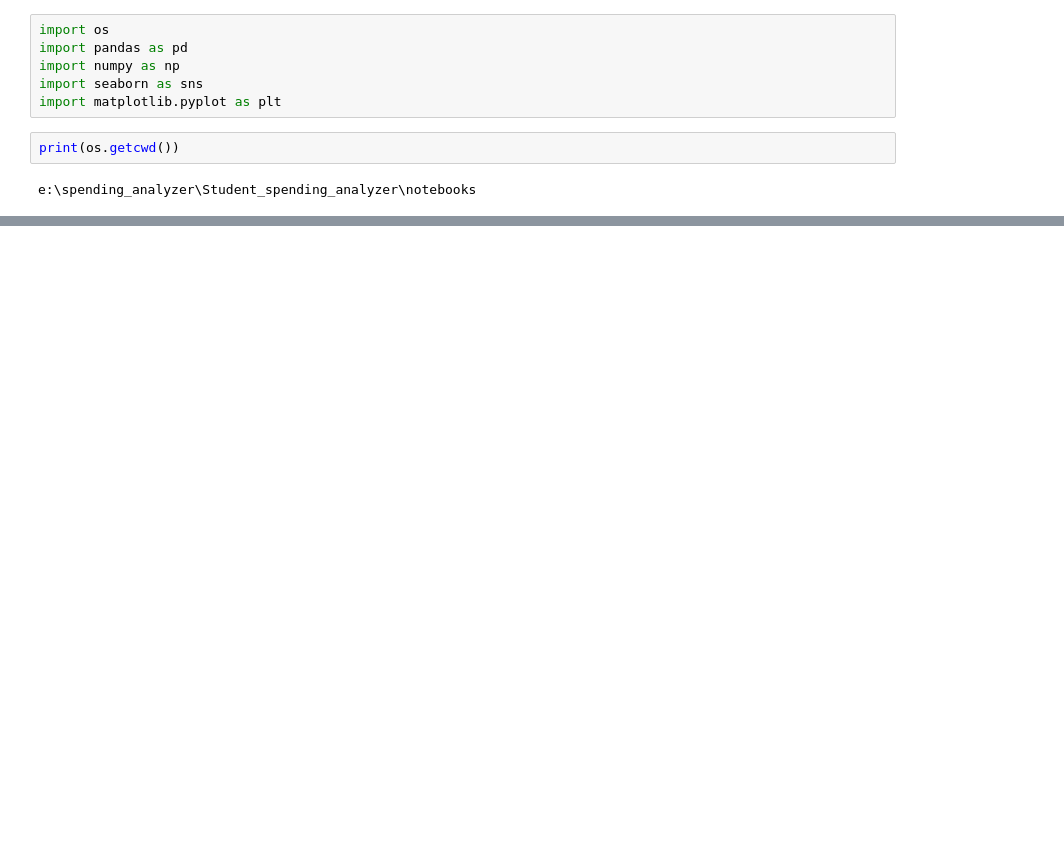
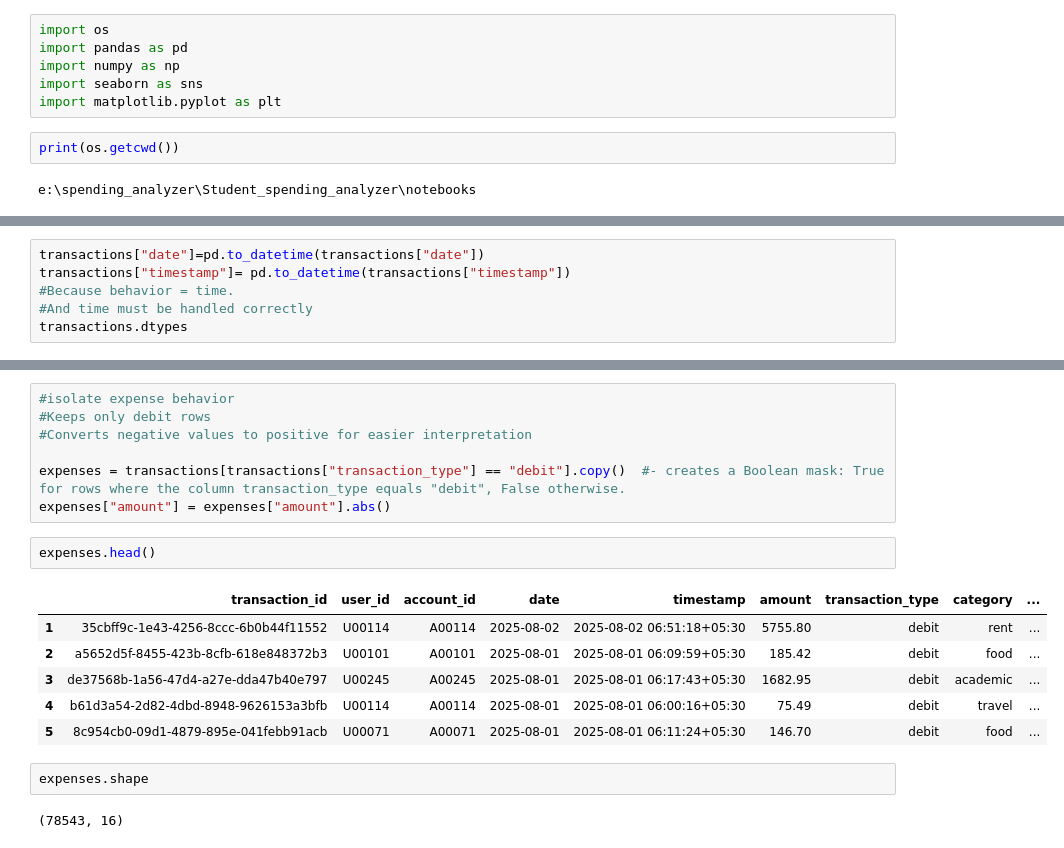
Before and after one commit to Vivek-afk81/Student_spending_analyzer, a Jupyter notebook: notebooks/EDA.ipynb, the cells around one changed output, grey strips where cells are left out. Cells and saved outputs as stored; diff of their text form; blank space fills up the shorter version.

```diff
--- a/notebooks/EDA.ipynb
+++ b/notebooks/EDA.ipynb
@@ -58,0 +129,6 @@ df_0.describe()
+# %%
+transactions["date"]=pd.to_datetime(transactions["date"])
+transactions["timestamp"]= pd.to_datetime(transactions["timestamp"])
+#Because behavior = time.
+#And time must be handled correctly
+transactions.dtypes
@@ -58,0 +259,20 @@ df_0.describe()
+# %%
+#isolate expense behavior
+#Keeps only debit rows
+#Converts negative values to positive for easier interpretation
+
+expenses = transactions[transactions["transaction_type"] == "debit"].copy()  #- creates a Boolean mask: True for rows where the column transaction_type equals "debit", False otherwise.
+expenses["amount"] = expenses["amount"].abs()
+# %%
+expenses.head()
+# %% [output]
+|  | transaction_id | user_id | account_id | date | timestamp | amount | transaction_type | category | ... |
+| 1 | 35cbff9c-1e43-4256-8ccc-6b0b44f11552 | U00114 | A00114 | 2025-08-02 | 2025-08-02 06:51:18+05:30 | 5755.80 | debit | rent | ... |
+| 2 | a5652d5f-8455-423b-8cfb-618e848372b3 | U00101 | A00101 | 2025-08-01 | 2025-08-01 06:09:59+05:30 | 185.42 | debit | food | ... |
+| 3 | de37568b-1a56-47d4-a27e-dda47b40e797 | U00245 | A00245 | 2025-08-01 | 2025-08-01 06:17:43+05:30 | 1682.95 | debit | academic | ... |
+| 4 | b61d3a54-2d82-4dbd-8948-9626153a3bfb | U00114 | A00114 | 2025-08-01 | 2025-08-01 06:00:16+05:30 | 75.49 | debit | travel | ... |
+| 5 | 8c954cb0-09d1-4879-895e-041febb91acb | U00071 | A00071 | 2025-08-01 | 2025-08-01 06:11:24+05:30 | 146.70 | debit | food | ... |
+# %%
+expenses.shape
+# %% [output]
+(78543, 16)
```
Also changed, not shown: parts of 24 cells of this notebook, 1 other file.
